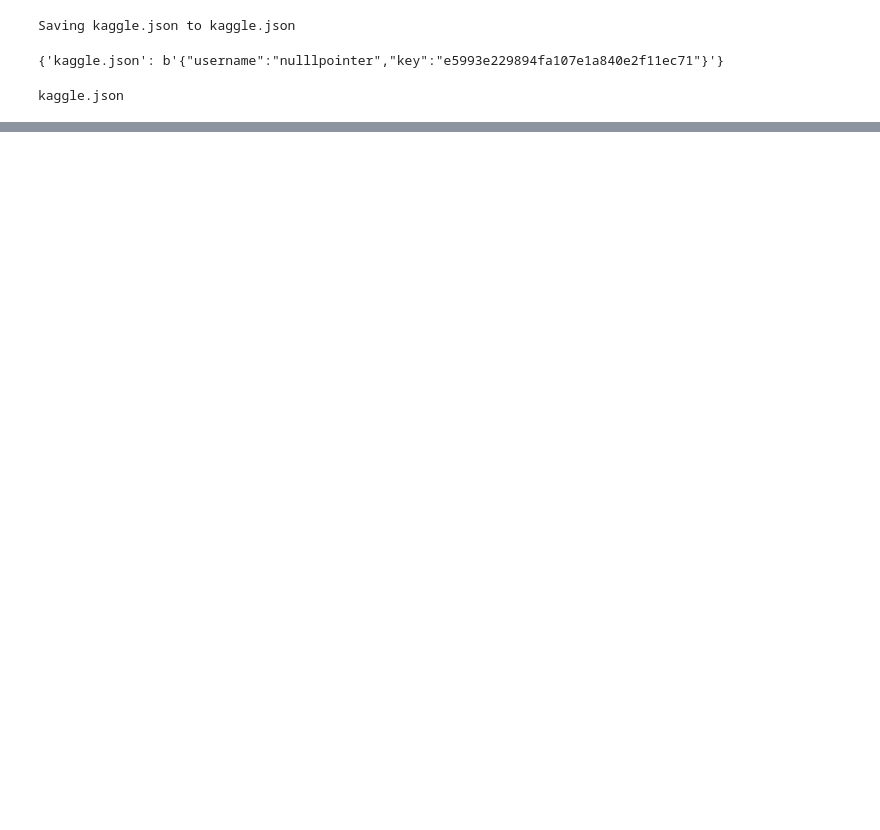
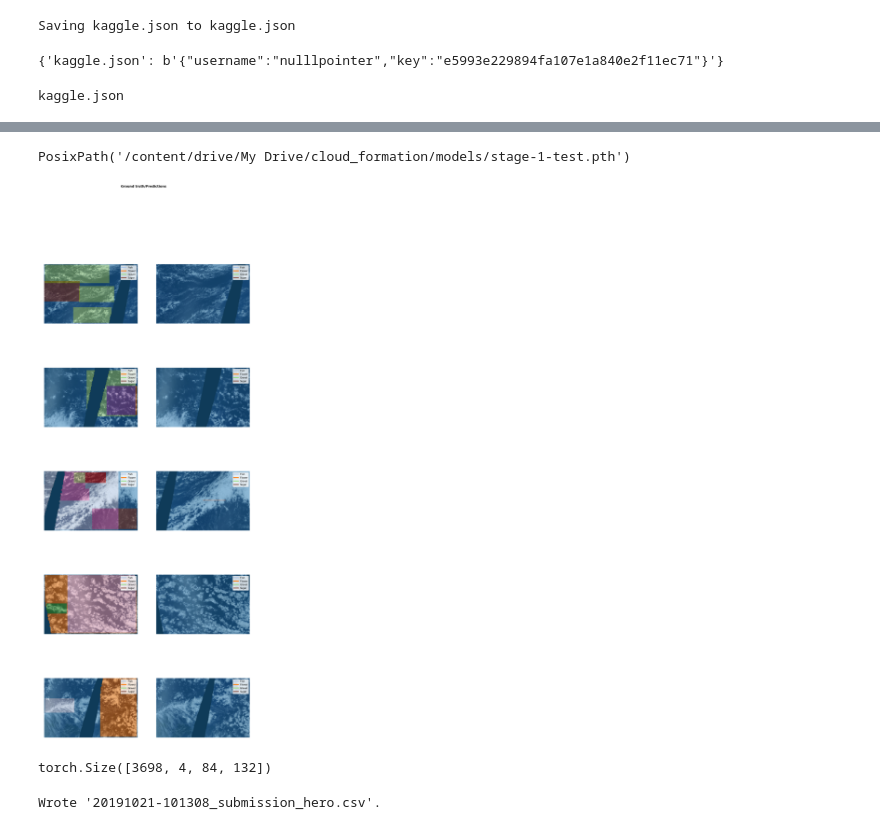
Before and after one commit to HiteshAI/Plant_Classification, a Jupyter notebook: cloud_organization.ipynb, the cells around one changed output, grey strips where cells are left out. Cells and saved outputs as stored; diff of their text form; code cells hidden in the pictures; blank space fills up the shorter version.

```diff
--- a/cloud_organization.ipynb
+++ b/cloud_organization.ipynb
@@ -373,0 +326,3 @@ submission.to_csv('test_classification_results.csv', index=False)
+# %%
+lr = (1e-5)
+learn.fit_one_cycle(5, lr)
@@ -373,0 +336,8 @@ submission.to_csv('test_classification_results.csv', index=False)
+# %%
+learn.save('stage-1-test', return_path=True)
+# %% [output]
+PosixPath('/content/drive/My Drive/cloud_formation/models/stage-1-test.pth')
+# %%
+learn.show_results(imgsize=8, class_names=class_names)
+# %% [output]
+[figure, added]
@@ -373,0 +346,4 @@ submission.to_csv('test_classification_results.csv', index=False)
+# %%
+preds.shape
+# %% [output]
+torch.Size([3698, 4, 84, 132])
@@ -373,0 +355,27 @@ submission.to_csv('test_classification_results.csv', index=False)
+# %%
+def resize_pred_masks(preds, shape=(4, 350, 525)):
+    """Resize predicted masks and return them as a generator"""
+    for p in range(preds.shape[0]):
+        mask = MultiLabelImageSegment(preds[p])
+        yield mask.resize(shape)
+pred_masks = resize_pred_masks(preds)
+
+test_fnames = [p.name for p in data.test_dl.items]
+len(test_fnames)
+
+def write_submission_file(filename, test_fnames, preds, threshold=0):
+    with open(filename, mode='w') as f:
+        f.write("Image_Label,EncodedPixels\n")
+
+        for img_name, masks in zip(tqdm(test_fnames), resize_pred_masks(preds)):
+            binary_masks = masks.px > threshold # TODO use activation instead
+
+            for class_idx, class_name in enumerate(class_names):
+                rle = mask_to_rle(binary_masks[class_idx])
+                f.write(f"{img_name}_{class_name},{rle}\n")
+
+    print(f"Wrote '{f.name}'.")
+submission_file = f"{fmt_now()}_submission_hero.csv"
+write_submission_file(submission_file, test_fnames, preds)
+# %% [output]
+Wrote '20191021-101308_submission_hero.csv'.
```
Also changed, not shown: parts of 61 cells of this notebook.
